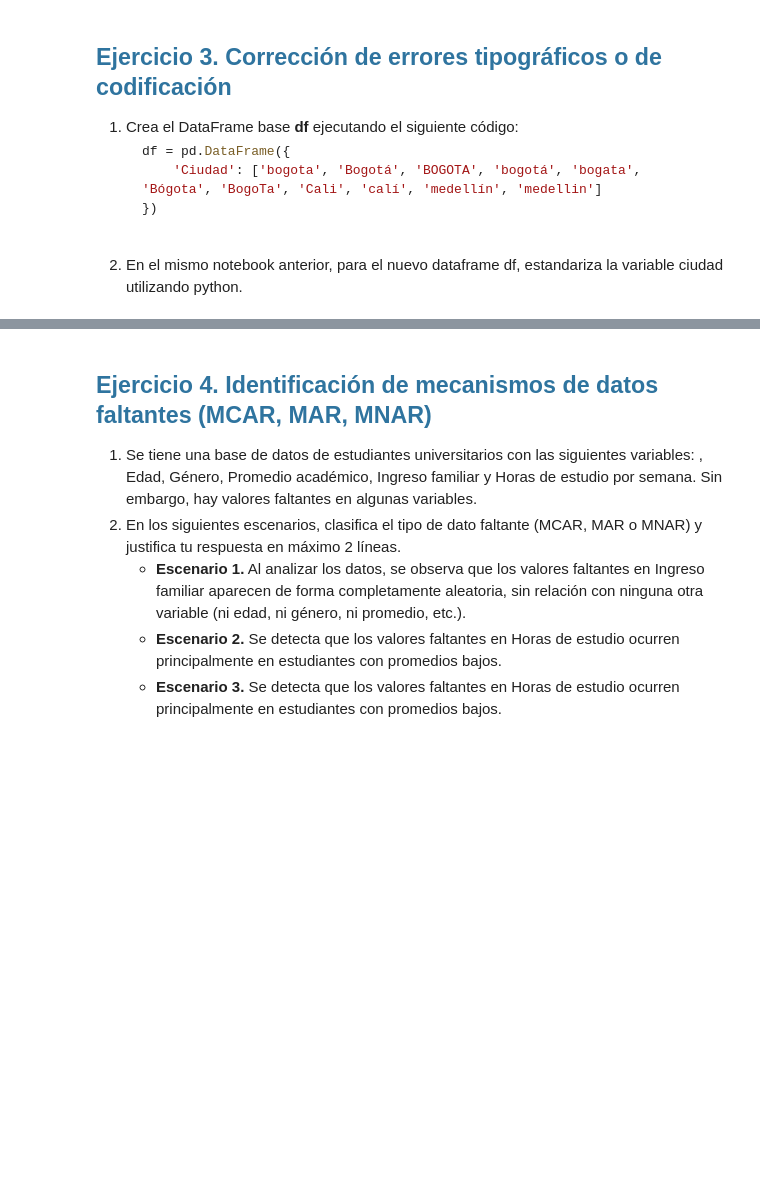
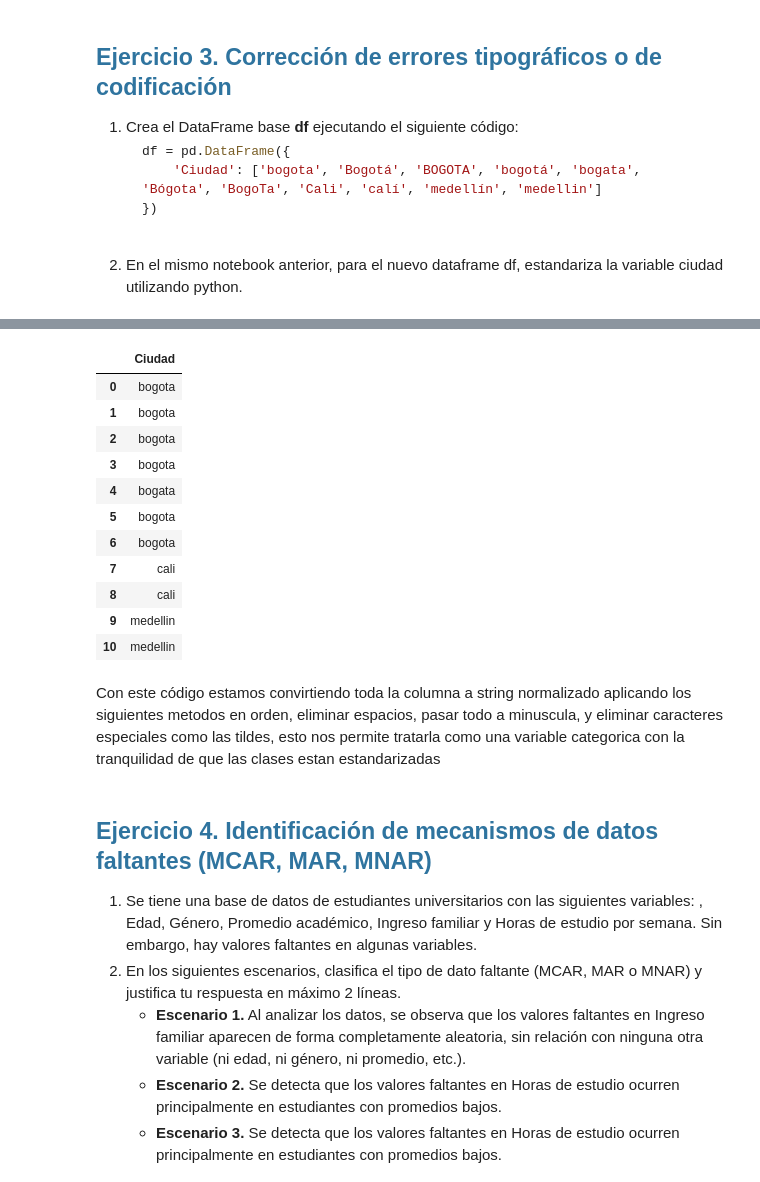
Before and after one commit to Veritax0/BEV-vs-ICE, a Jupyter notebook: sesiones_practicas/sp_5_Juan_Manuel_Vera.ipynb, the cells around one changed output, grey strips where cells are left out. Saved outputs shown, nothing was run; the diff lists cells and outputs as text; code cells hidden in the pictures; blank space fills up the shorter version.

```diff
--- a/sesiones_practicas/sp_5_Juan_Manuel_Vera.ipynb
+++ b/sesiones_practicas/sp_5_Juan_Manuel_Vera.ipynb
@@ -153,3 +230,29 @@ df
+# %%
+def quitar_tildes(cadena):
+    # Convierte a Unicode y descompone los caracteres (NFD)
+    s = unicodedata.normalize('NFD', cadena)
+    # Filtra y mantiene solo caracteres que no sean de diéresis/tilde (Mn: Mark Nonspacing)
+    return ''.join(c for c in s if unicodedata.category(c) != 'Mn')
+# %%
+import unicodedata
+df['Ciudad'] = df['Ciudad'].apply(str.strip).apply(str.lower).apply(str.lstrip).apply(quitar_tildes)
+# %%
+df
+# %% [output]
+|  | Ciudad |
+| 0 | bogota |
+| 1 | bogota |
+| 2 | bogota |
+| 3 | bogota |
+| 4 | bogata |
+| 5 | bogota |
+| 6 | bogota |
+| 7 | cali |
+| 8 | cali |
+| 9 | medellin |
+| 10 | medellin |
+# %% [markdown]
+Con este código estamos convirtiendo toda la columna a string normalizado aplicando los siguientes metodos en orden, eliminar espacios, pasar todo a minuscula, y eliminar caracteres especiales como las tildes, esto nos permite tratarla como una variable categorica con la tranquilidad de que las clases estan estandarizadas
 # %% [markdown]
 ## <span style="color:#2F749F;"><strong>Ejercicio 4. Identificación de mecanismos de datos faltantes (MCAR, MAR, MNAR)</strong></span>
 1. Se tiene una base de datos de estudiantes universitarios con las siguientes variables: , Edad, Género, Promedio académico, Ingreso familiar y Horas de estudio por semana. Sin embargo, hay valores faltantes en algunas variables.
```
Also changed, not shown: parts of 16 cells of this notebook.
